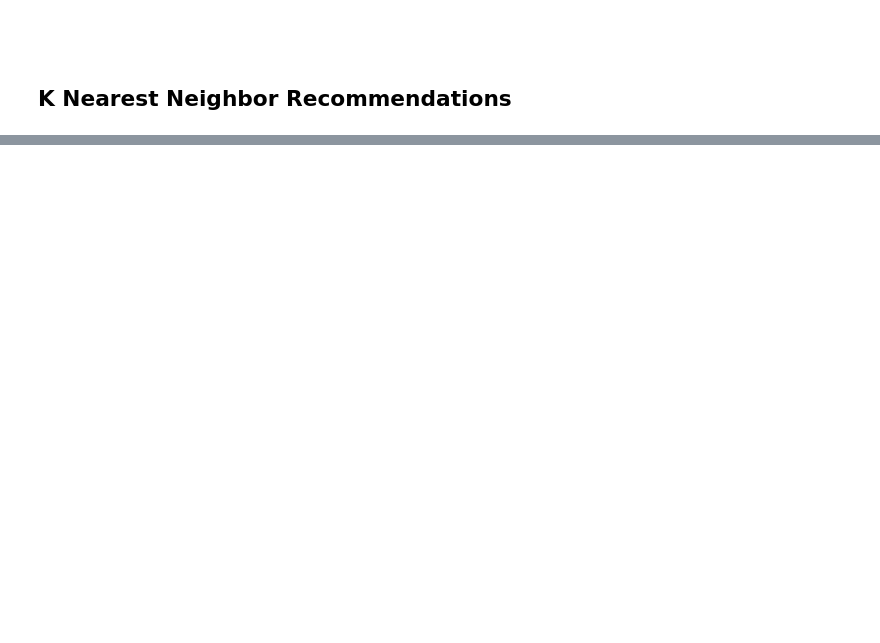
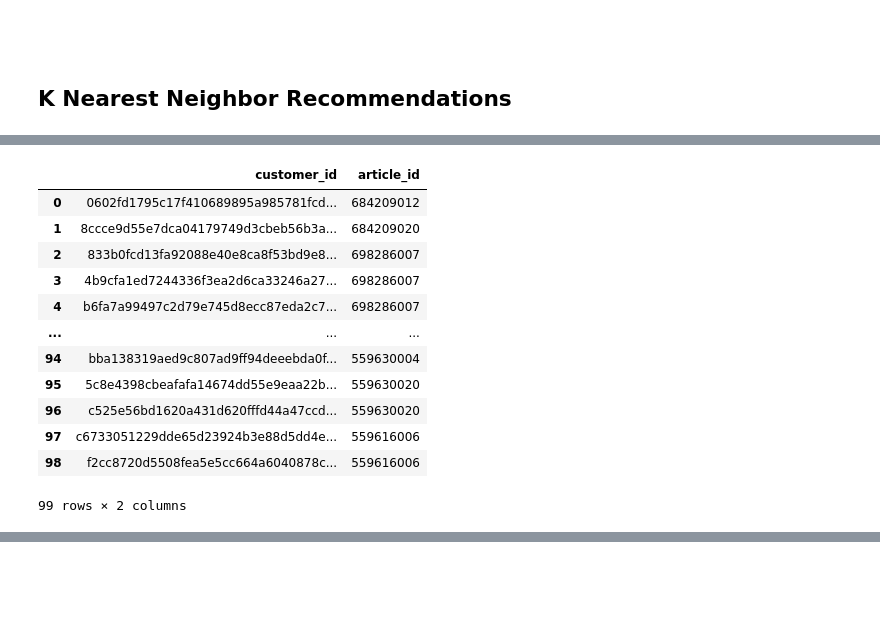
Before and after one commit to JackDaedalus/ML_CA, a Jupyter notebook: MachineLearning_CA_D21124026_CFinnegan v1-5 160422.ipynb, the cells around one changed output, grey strips where cells are left out. Saved outputs shown, nothing was run; the diff lists cells and outputs as text; code cells hidden in the pictures; blank space fills up the shorter version.

```diff
--- a/MachineLearning_CA_D21124026_CFinnegan v1-5 160422.ipynb
+++ b/MachineLearning_CA_D21124026_CFinnegan v1-5 160422.ipynb
@@ -980,2 +979,0 @@ from sklearn.neighbors import NearestNeighbors
-# %%
-model_knn = NearestNeighbors(metric = 'cosine', algorithm = 'brute')
@@ -1081,3 +979,0 @@ NearestNeighbors(algorithm='brute', metric='cosine')
-# %%
-#query_index = np.random.choice(df_cust_articles.shape[0])
-query_index = 3
@@ -1092,2 +979,0 @@ print(query_index)
-# %%
-distances, indices = model_knn.kneighbors(df_cust_articles.iloc[query_index,:].values.reshape(1, -1), n_neighbors = 5)
@@ -1203,0 +1130,4 @@ Name: 20092, dtype: object, with distance of 1.1409569761422489e-05:
+# %%
+# Call function to find nearest neighbour Customer Ids and Article Ids
+# Pass in index, parameters for Nearest Neighbour function, and the number of neighbours to retrun
+df_neighbours = get_neighbourIDs_articles(3, 100, 'cosine','brute')
@@ -1203,0 +1152,17 @@ Name: 20092, dtype: object, with distance of 1.1409569761422489e-05:
+# %%
+#Temp Check
+df_neighbours
+# %% [output]
+|  | customer_id | article_id |
+| 0 | 0602fd1795c17f410689895a985781fcd... | 684209012 |
+| 1 | 8ccce9d55e7dca04179749d3cbeb56b3a... | 684209020 |
+| 2 | 833b0fcd13fa92088e40e8ca8f53bd9e8... | 698286007 |
+| 3 | 4b9cfa1ed7244336f3ea2d6ca33246a27... | 698286007 |
+| 4 | b6fa7a99497c2d79e745d8ecc87eda2c7... | 698286007 |
+| ... | ... | ... |
+| 94 | bba138319aed9c807ad9ff94deeebda0f... | 559630004 |
+| 95 | 5c8e4398cbeafafa14674dd55e9eaa22b... | 559630020 |
+| 96 | c525e56bd1620a431d620fffd44a47ccd... | 559630020 |
+| 97 | c6733051229dde65d23924b3e88d5dd4e... | 559616006 |
+| 98 | f2cc8720d5508fea5e5cc664a6040878c... | 559616006 |
+99 rows × 2 columns
```
Also changed, not shown: parts of 75 cells of this notebook.
